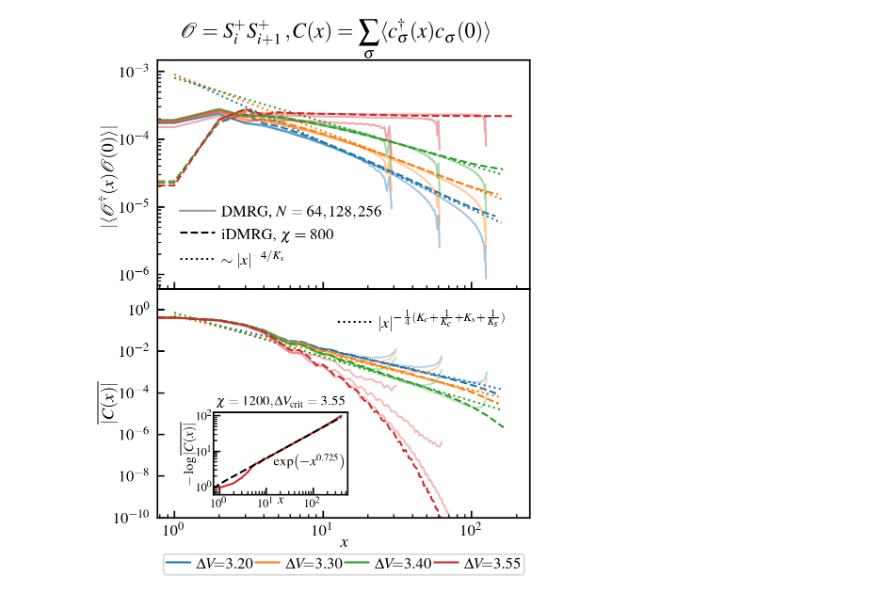
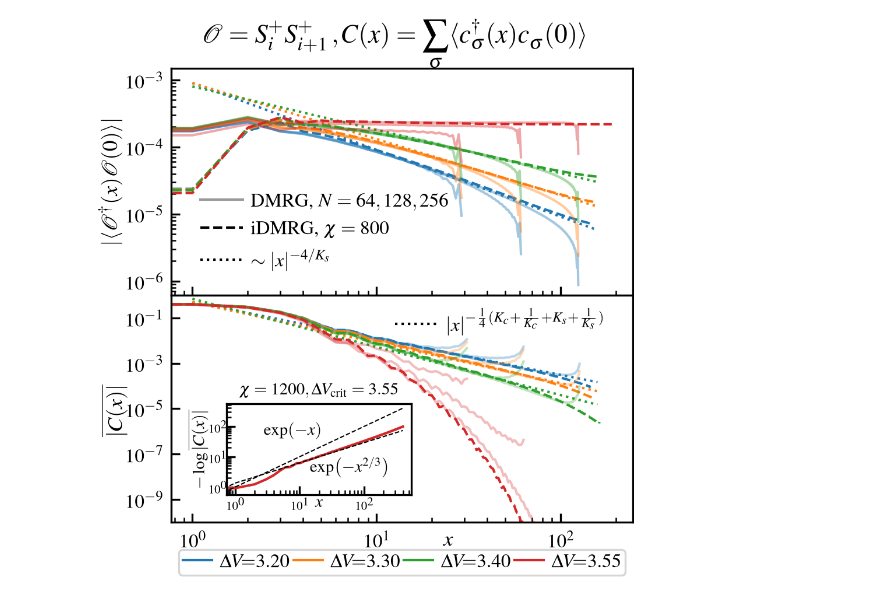
Before and after one commit to aravindhshankar/Spin1LongRangeOrder.jl, a Jupyter notebook: python/figmaker/combine_LRO_C.ipynb, the cells around one changed output. Cells and saved outputs as stored; diff of their text form; code cells hidden in the pictures.

```diff
--- a/python/figmaker/combine_LRO_C.ipynb
+++ b/python/figmaker/combine_LRO_C.ipynb
@@ -38,7 +38,7 @@ df_fes = df_fes.sort_values('chi')
 # %%
 fig, ax = plt.subplots(2, 1, sharex=True)
 fig.subplots_adjust(hspace=0.00)
-fig_width = ssh.set_size_ht(fraction=1.0, subplots=(2, 1))
+fig_width = ssh.set_size_ht(fraction=0.8, subplots=(2, 1))
 fig.set_size_inches(fig_width)
 dVvals = [3.2, 3.3, 3.4, 3.55, ]
 prefixes = np.array([0.0009,0.0009, 0.0008, 1])
@@ -60,7 +60,7 @@ ax[0].set_xlabel(r'$x$', labelpad=-2)
 ax[0].set_xscale('log')
 ax[0].set_yscale('log')
 # fig.suptitle(r"$ \mathcal{O} = S^+_iS^+_{i+1}\, , \Delta V_{\mathrm{crit}}\!= 3.55$")
-fig.suptitle(r"$ \mathcal{O} = S^+_iS^+_{i+1}\, , C(x)=\displaystyle\sum_{\sigma}\langle c^\dagger_\sigma(x)c^{\phantom\dagger}_\sigma(0)\rangle$", y=0.95)
+fig.suptitle(r"$ \mathcal{O} = S^+_iS^+_{i+1}\, , C(x)=\displaystyle\sum_{\sigma}\langle c^\dagger_\sigma(x)c^{\phantom\dagger}_\sigma(0)\rangle$", y=0.965)
 
 handles, labels = ax[0].get_legend_handles_labels()
 legend_handles = []
@@ -69,7 +69,7 @@ for handle in handles:
     h.set_alpha(1.0)
     legend_handles.append(h)
 lgd = fig.legend(legend_handles, labels, ncol=len(dVvals), columnspacing=0.2, labelspacing=0.2,
-                 loc="lower center", bbox_to_anchor=(0.5, -1.25),
+                 loc="lower center", bbox_to_anchor=(0.5, -1.235),
                  frameon=True, fancybox=True, borderaxespad=0,
                  bbox_transform=ax[0].transAxes)
 
@@ -119,43 +119,51 @@ internal_handles_1 = [
 ]
 internal_labels_1 = [r'$|x|^{-\frac{1}{4}(K_c + \frac{1}{K_c} + K_s + \frac{1}{K_s})}$',]
 
 ax[1].legend(
     internal_handles_1, internal_labels_1,
-    loc='upper right',  bbox_to_anchor=(0.98, 0.98),
+    loc='upper right',  bbox_to_anchor=(0.98, 1.03),
     frameon=False, fancybox=False, borderpad=0.5, handlelength=2.2
 )
 
-ax[1].set_ylabel(r'$\overline{|C(x)|}$', labelpad=-2)
-ax[1].set_xlabel(r'$x$', labelpad=-2)
+ax[1].set_ylabel(r'$\overline{|C(x)|}$')
+ax[1].yaxis.set_label_coords(-0.095, 0.49)
+ax[1].set_xlabel(r'$x$')
+ax[1].xaxis.set_label_coords(0.6, -0.04)
 ax[1].set_xscale('log')
 ax[1].set_yscale('log')
-ax[1].set_ylim(1e-10,None)
+ax[1].set_ylim(1e-10,1e0+1e-2)
 
 chi = 1200
-axin1 = ax[1].inset_axes([0.15, 0.1, 0.36, 0.36])
+axin1 = ax[1].inset_axes([0.12, 0.12, 0.4, 0.4])
 seldf_fes = df_fes[df_fes['chi'] == chi]
 xvals = np.arange(len(seldf_fes['electron_corr'].values[0]))
 yvals = np.abs(obs.denoise_rolling(np.abs(seldf_fes['electron_corr'].values[0]), 4))
 logyvals = -(np.log(yvals))
 fitwin = [10, 100]
 fs = slice(*fitwin)
 p, cov = np.polyfit(np.log(xvals[fs]), np.log(logyvals[fs]), 1, cov=True)
 m, c = p
 
-
+m23, c23 = 2./3, 0.3
+m1, c1 = 1.0, 0.0
 axin1.plot(xvals, logyvals, c='C3', alpha=1)
-axin1.plot(xvals, np.exp(m * np.log(xvals) + c), ls='--', c='k', alpha=1, label=rf'$\!\!\sim\!\!\exp\!|x|^{{{m:.3f}}}$')
+# axin1.plot(xvals, np.exp(m * np.log(xvals) + c), ls='--', c='k', alpha=1, label=rf'$\!\!\sim\!\!\exp\!|x|^{{{m:.3f}}}$')
+axin1.plot(xvals, np.exp(m23 * np.log(xvals) + c23), ls='--', c='k', alpha=1, label=r'$\!\!\sim\!\!\exp\!|x|^{\frac{2}{3}}$', lw=0.5)
+axin1.plot(xvals, np.exp(m1 * np.log(xvals) + c1), ls='--', c='k', alpha=1, label=r'$\!\!\sim\!\!\exp\!|x|$', lw=0.5)
 axin1.set_xscale('log')
 axin1.set_yscale('log')
-axin1.set_xlabel(r'$x$', labelpad=-8, fontsize=7)
+axin1.set_xlabel(r'$x$', labelpad=-7, fontsize=7)
 axin1.set_ylabel(r'$-\log{\overline{|C(x)|}}$', labelpad=0.0, fontsize=7)
-axin1.tick_params(axis='y', which='both', labelsize=6, pad=0)
-axin1.tick_params(axis='x', which='both', labelsize=6, pad=2)
+axin1.tick_params(axis='y', which='both', labelsize=5, pad=0.1)
+axin1.tick_params(axis='x', which='both', labelsize=5, pad=1)
 # axin1.set_title(rf'$\chi = 1200, m={{{m:.3f}}}$', fontsize=7, pad=2)
 axin1.set_title(r'$\chi = 1200, \Delta V_{\mathrm{crit}} = 3.55$', fontsize=7, pad=4)
 # axin1.legend(handlelength=1.5, handletextpad=0.1)
-axin1.text(0.45, 0.5, rf'$\exp(-x^{{{m:.3f}}})$', fontsize=7, transform=axin1.transAxes, va='top', ha='left')
+# axin1.text(0.45, 0.5, rf'$\exp(-x^{{{m:.3f}}})$', fontsize=7, transform=axin1.transAxes, va='top', ha='left')
+axin1.text(0.45, 0.42, r'$\exp(-x^{2/3})$', fontsize=7, transform=axin1.transAxes, va='top', ha='left')
+axin1.text(0.20, 0.8, r'$\exp(-x)$', fontsize=7, transform=axin1.transAxes, va='top', ha='left')
 
-fig.savefig('figures/combined_LRO_C.pdf', bbox_inches='tight')
+
+fig.savefig('figures/combined_LRO_C_v2.pdf', bbox_inches='tight')
 # %% [output]
-[figure, old version]
+[figure, new version]
```
Also changed, not shown: 1 other file.
